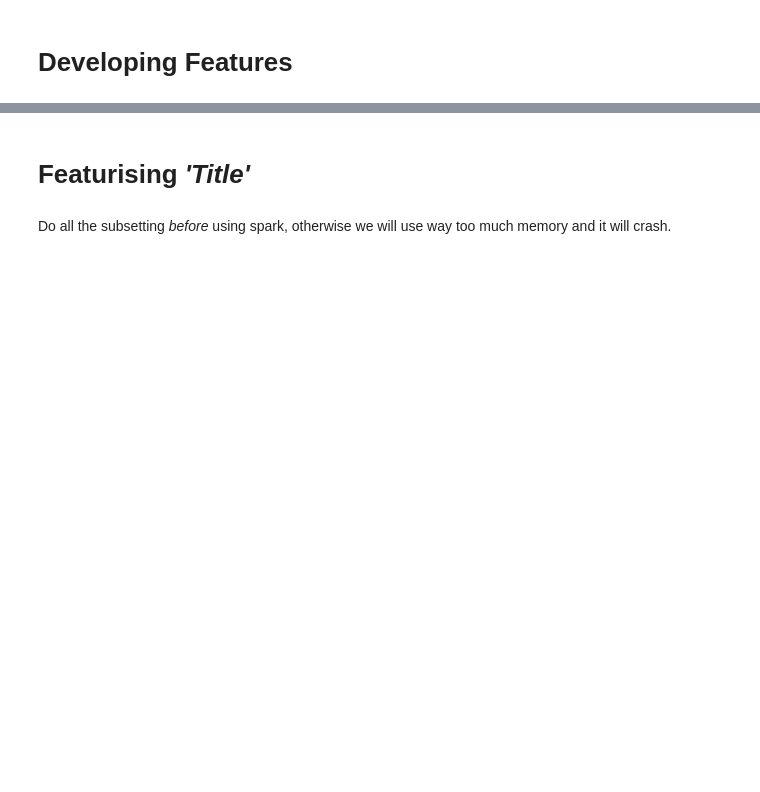
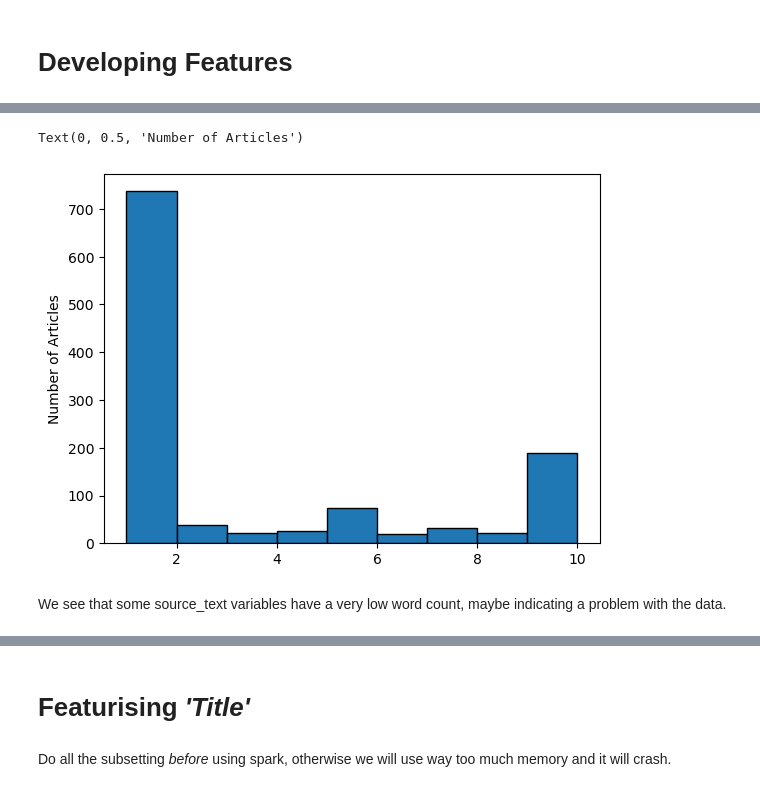
Before and after one commit to jsamardzic/AdvancedAnalyticsAssignments, a Jupyter notebook: Assignment 3/model_building.ipynb, the cells around one changed output, grey strips where cells are left out. Cells and saved outputs as stored; diff of their text form; code cells hidden in the pictures; blank space fills up the shorter version.

```diff
--- a/Assignment 3/model_building.ipynb
+++ b/Assignment 3/model_building.ipynb
@@ -24,0 +128,9 @@ spark = SparkSession.builder \
+# %%
+plt.hist(df.word_count[df.word_count<=10], bins=9, edgecolor='black')
+plt.xticks([2., 4., 6., 8., 10.])
+plt.ylabel("Number of Articles")
+# %% [output]
+Text(0, 0.5, 'Number of Articles')
+[figure, added]
+# %% [markdown]
+We see that some source_text variables have a very low word count, maybe indicating a problem with the data.
```
Also changed, not shown: parts of 37 cells of this notebook, 2 other files.
